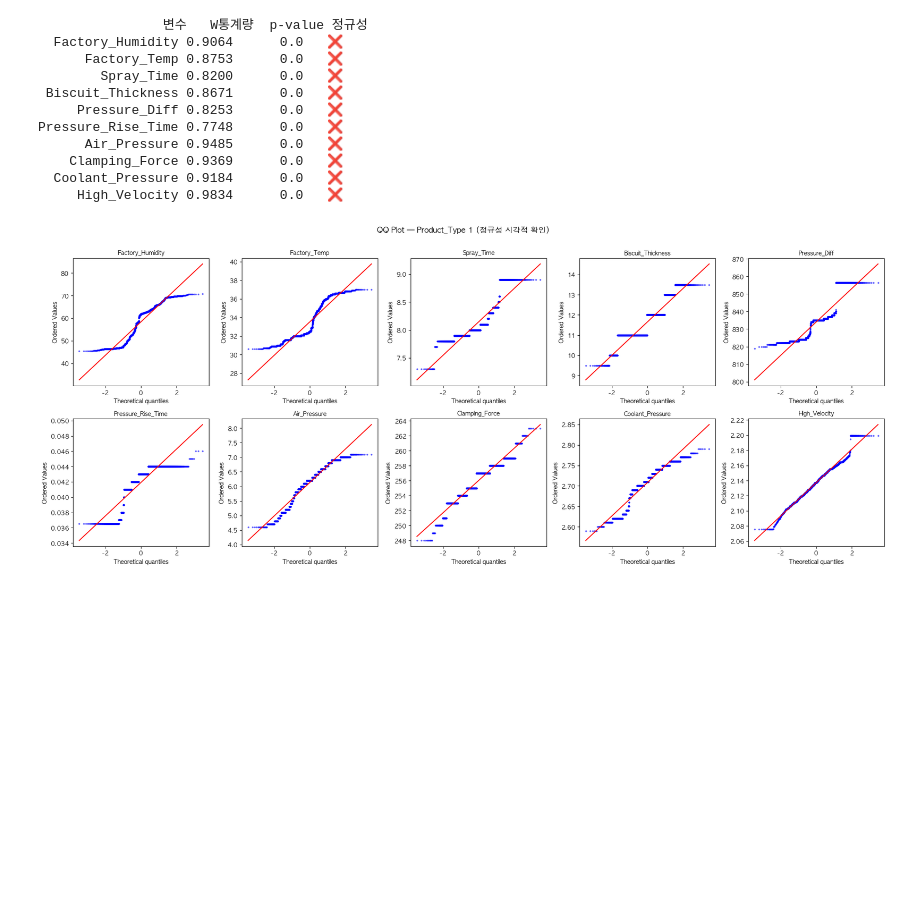
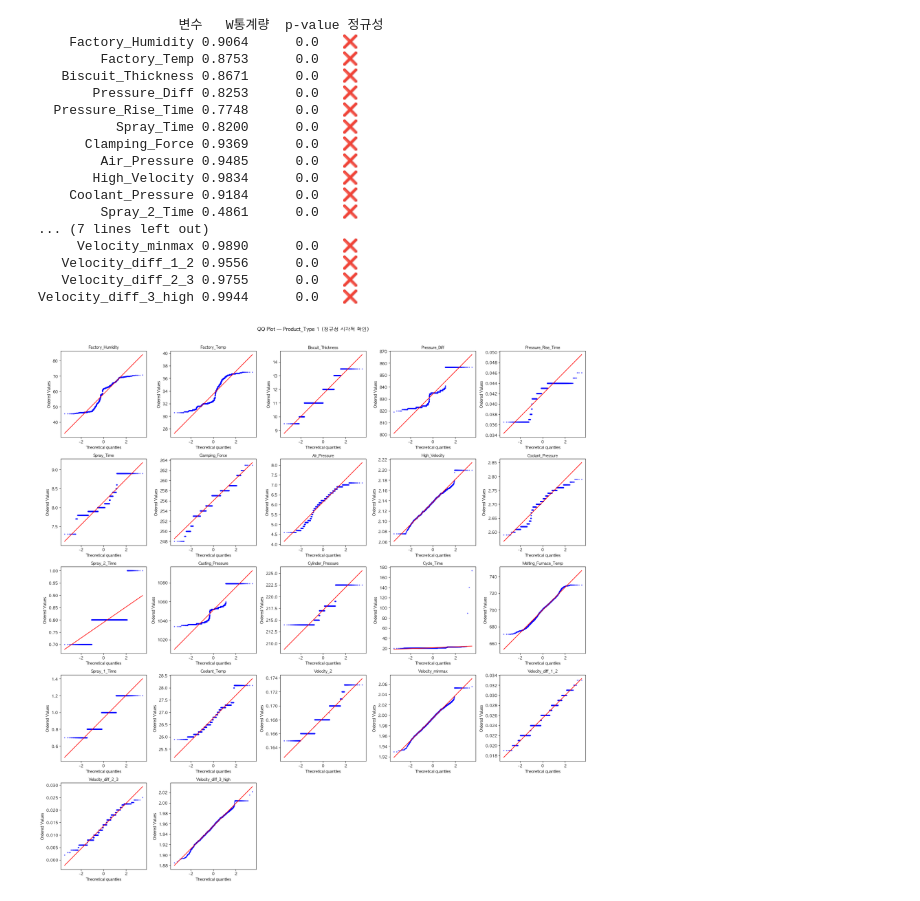
Before and after one commit to heeso0908/hotsix, a Jupyter notebook: notebooks/지소윤/통계.ipynb, the cells around one changed output. Saved outputs shown, nothing was run; the diff lists cells and outputs as text; code cells hidden in the pictures; blank space fills up the shorter version.

```diff
--- a/notebooks/지소윤/통계.ipynb
+++ b/notebooks/지소윤/통계.ipynb
@@ -16,0 +28,3 @@ type1_df.columns = type1_df.columns.str.strip()
+# %%
+cols = ['Velocity_1', 'Velocity_2', 'Velocity_3', 'High_Velocity']
+type1_df['Velocity_minmax'] = type1_df[cols].max(axis=1) - type1_df[cols].min(axis=1)
@@ -16,0 +46,4 @@ type1_df.columns = type1_df.columns.str.strip()
+# %%
+type1_df['Velocity_diff_1_2'] = type1_df['Velocity_2'] - type1_df['Velocity_1']
+type1_df['Velocity_diff_2_3'] = type1_df['Velocity_3'] - type1_df['Velocity_2']
+type1_df['Velocity_diff_3_high'] = type1_df['High_Velocity'] - type1_df['Velocity_3']
@@ -21,9 +174,30 @@ type1_df.columns = type1_df.columns.str.strip()
 from scipy import stats
 
 target_vars = [
-    'Factory_Humidity', 'Factory_Temp', 'Spray_Time',
-    'Biscuit_Thickness', 'Pressure_Diff', 'Pressure_Rise_Time',
-    'Air_Pressure', 'Clamping_Force', 'Coolant_Pressure', 'High_Velocity'
+    # 기존
+    'Factory_Humidity',
+    'Factory_Temp',
+    'Biscuit_Thickness',
+    'Pressure_Diff',
+    'Pressure_Rise_Time',
+    'Spray_Time',
+    'Clamping_Force',
+    'Air_Pressure',
+    'High_Velocity',
+    'Coolant_Pressure',
+    # 새로 추가
+    'Spray_2_Time',
+    'Casting_Pressure',
+    'Cylinder_Pressure',
+    'Cycle_Time',
+    'Melting_Furnace_Temp',
+    'Spray_1_Time',
+    'Coolant_Temp',
+    'Velocity_2',
+    'Velocity_minmax',
+    'Velocity_diff_1_2',
+    'Velocity_diff_2_3',
+    'Velocity_diff_3_high'
 ]
 
 results = []
@@ -38,39 +212,54 @@ for col in target_vars:
 
 print(pd.DataFrame(results).to_string(index=False))
 # %% [output]
-                변수   W통계량  p-value 정규성
-  Factory_Humidity 0.9064      0.0   ❌
-      Factory_Temp 0.8753      0.0   ❌
-        Spray_Time 0.8200      0.0   ❌
- Biscuit_Thickness 0.8671      0.0   ❌
-     Pressure_Diff 0.8253      0.0   ❌
-Pressure_Rise_Time 0.7748      0.0   ❌
-      Air_Pressure 0.9485      0.0   ❌
-    Clamping_Force 0.9369      0.0   ❌
-  Coolant_Pressure 0.9184      0.0   ❌
-     High_Velocity 0.9834      0.0   ❌
+                  변수   W통계량  p-value 정규성
+    Factory_Humidity 0.9064      0.0   ❌
+        Factory_Temp 0.8753      0.0   ❌
+   Biscuit_Thickness 0.8671      0.0   ❌
+       Pressure_Diff 0.8253      0.0   ❌
+  Pressure_Rise_Time 0.7748      0.0   ❌
+          Spray_Time 0.8200      0.0   ❌
+      Clamping_Force 0.9369      0.0   ❌
+        Air_Pressure 0.9485      0.0   ❌
+       High_Velocity 0.9834      0.0   ❌
+    Coolant_Pressure 0.9184      0.0   ❌
+        Spray_2_Time 0.4861      0.0   ❌
+... (7 lines left out)
+     Velocity_minmax 0.9890      0.0   ❌
+   Velocity_diff_1_2 0.9556      0.0   ❌
+   Velocity_diff_2_3 0.9755      0.0   ❌
+Velocity_diff_3_high 0.9944      0.0   ❌
 # %%
 #---------------------
 # 1-2. QQ Plot
 #---------------------
 
 import scipy.stats as stats
 import matplotlib.pyplot as plt
+import math
 
-fig, axes = plt.subplots(2, 5, figsize=(20, 8))
+n_vars = len(target_vars)
+n_cols = 5
+n_rows = math.ceil(n_vars / n_cols)
+
+fig, axes = plt.subplots(n_rows, n_cols, figsize=(20, n_rows * 4))
 axes = axes.flatten()
 
 for i, col in enumerate(target_vars):
     stats.probplot(type1_df[col].dropna(), dist="norm", plot=axes[i])
     axes[i].set_title(col, fontsize=10, fontweight='bold')
     axes[i].get_lines()[0].set(markersize=2, alpha=0.5)
 
+# 남는 빈 서브플롯 숨기기
+for j in range(n_vars, len(axes)):
+    axes[j].set_visible(False)
+
 plt.suptitle('QQ Plot — Product_Type 1 (정규성 시각적 확인)',
              fontsize=13, fontweight='bold', y=1.01)
 plt.tight_layout()
 plt.show()
 # %% [output]
-[figure, old version]
+[figure, new version]
 # %%
 #---------------------
 # 2. Mann-Whitney U 검정
```
Also changed, not shown: parts of 10 cells of this notebook.
